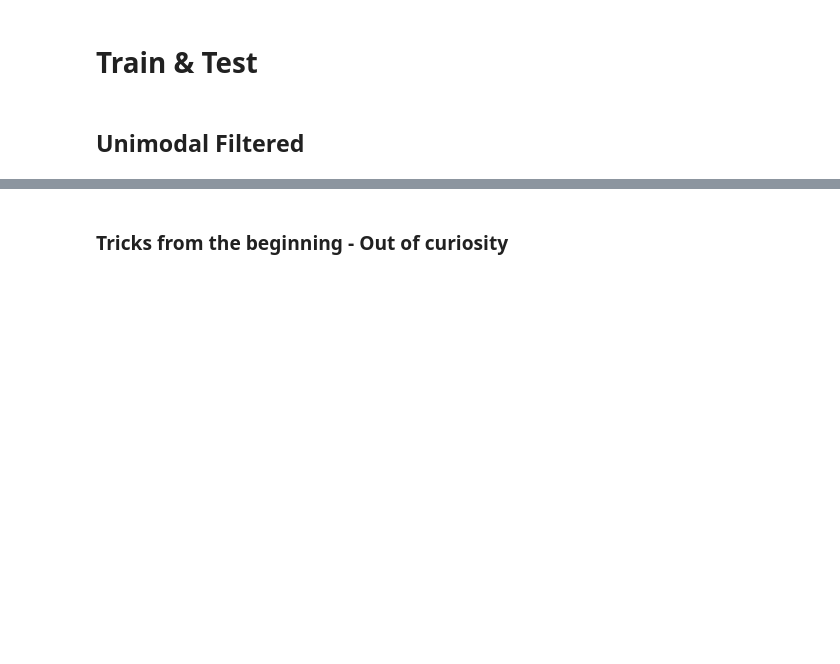
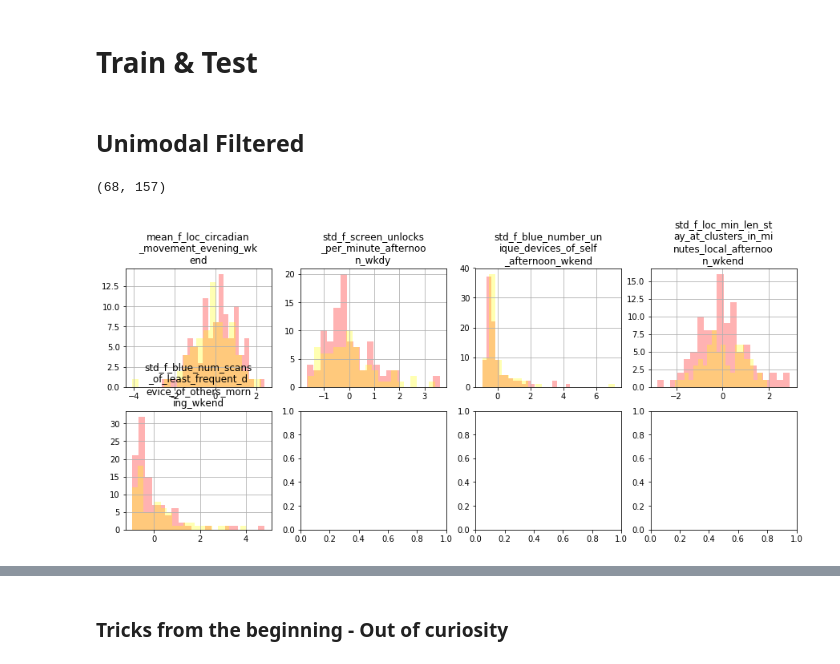
Before and after one commit to OrsonXu/LongitudinalGeneralizable, a Jupyter notebook: analysis/4-ModelTrainning.ipynb, the cells around one changed output, grey strips where cells are left out. Saved outputs shown, nothing was run; the diff lists cells and outputs as text; code cells hidden in the pictures; blank space fills up the shorter version.

```diff
--- a/analysis/4-ModelTrainning.ipynb
+++ b/analysis/4-ModelTrainning.ipynb
@@ -31,0 +30,4 @@ df_label = df_label.set_index("PID")
+# %%
+with open(config_specific_filename, "r") as f:
+    config_specific = json.load(f)
+print(config_specific)
@@ -32 +36,10 @@ df_label = df_label.set_index("PID")
+# %%
+focus_path = folder_path + "Selection_Group/" + config_specific["label_focus"] + "/"
+# %%
+df_phaseI_data = raw_data_pool[config_specific["phaseI_name"]]["data"]
+df_phaseI_label = raw_data_pool[config_specific["phaseI_name"]]["label"]
+df_phaseI_label = df_phaseI_label.set_index("PID")
+df_phaseII_data = raw_data_pool[config_specific["phaseII_name"]]["data"]
+df_phaseII_label = raw_data_pool[config_specific["phaseII_name"]]["label"]
+df_phaseII_label = df_phaseII_label.set_index("PID")
 # %%
@@ -271,8 +384,14 @@ def adaboost(X,X_II,Y,Y_II,n_estimators = 10, max_depth = -1, max_leaf_nodes = -
 ## Unimodal Filtered
 # %%
 X_phaseI_unimodal = pd.read_csv(focus_path + "X_unimodal_phaseI.csv")
+X_phaseI_unimodal["PID"] = X_phaseI_unimodal["PID"].astype(int)
 X_phaseI_unimodal = X_phaseI_unimodal.set_index("PID")
-Y_phaseI = df_label["label_I"]
+Y_phaseI = df_phaseI_label[~df_phaseI_label["BDI"].isna()]["label"]
 X_phaseII_unimodal = pd.read_csv(focus_path + "X_unimodal_phaseII.csv")
+X_phaseII_unimodal["PID"] = X_phaseII_unimodal["PID"].astype(int)
 X_phaseII_unimodal = X_phaseII_unimodal.set_index("PID")
-Y_phaseII = df_label["label_II"]
+Y_phaseII = df_phaseII_label[~df_phaseII_label["BDI"].isna()]["label"]
+# %%
+X_phaseI_unimodal.shape
+# %% [output]
+(68, 157)
@@ -278,0 +408,17 @@ Y_phaseII = df_label["label_II"]
+# %%
+for i, col in enumerate(list(a)):
+    j = i % 8
+    if (j == 0):
+        if (i > 0):
+            plt.tight_layout()
+            plt.show()
+        fig, axes = plt.subplots(ncols = 4, nrows = 2, figsize = (15,6))
+    ax = axes[j//4][j%4]
+#     X_phaseI_unimodal.loc[Y_phaseI.index[Y_phaseI]][col].hist(ax = ax, alpha = 0.3, color = "blue", label = "cmu-nodep", bins = 20)
+#     X_phaseI_unimodal.loc[Y_phaseI.index[~Y_phaseI]][col].hist(ax = ax, alpha = 0.3, color = "green", label = "cmu-dep", bins = 20)
+    X_phaseII_unimodal.loc[Y_phaseII.index[Y_phaseII]][col].hist(ax = ax, alpha = 0.3, color = "red", label = "uw-nodep", bins = 20)
+    X_phaseII_unimodal.loc[Y_phaseII.index[~Y_phaseII]][col].hist(ax = ax, alpha = 0.3, color = "yellow", label = "uw-dep", bins = 20)
+#     ax.legend()
+    ax.set_title("\n".join(textwrap.wrap(col,20)))
+# %% [output]
+[figure, added]
```
Also changed, not shown: parts of 70 cells of this notebook, 14 other files.
